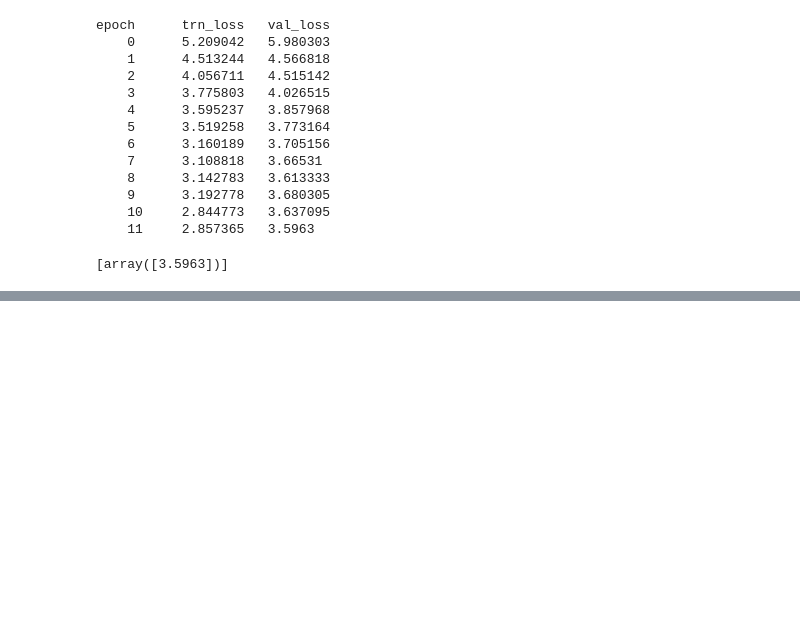
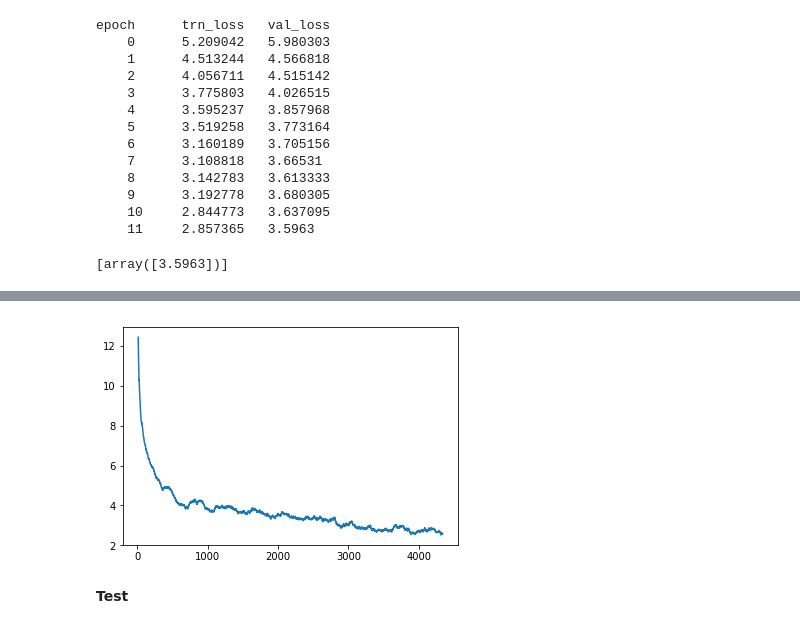
Before and after one commit to Sundragon1993/fastai, a Jupyter notebook: courses/dl2/translate.ipynb, the cells around one changed output, grey strips where cells are left out. Cells and saved outputs as stored; diff of their text form; code cells hidden in the pictures; blank space fills up the shorter version.

Commit message:
L11 translate notebook - bidirection seq2seq model

```diff
--- a/courses/dl2/translate.ipynb
+++ b/courses/dl2/translate.ipynb
@@ -590,0 +597,2 @@ epoch      trn_loss   val_loss
+# %%
+learn.load('initial')
@@ -590,0 +601,10 @@ epoch      trn_loss   val_loss
+# %%
+x, y = next(iter(val_dl))
+probs = learn.model(V(x))
+preds = to_np(probs.max(2)[1])
+
+for i in range(180, 190):
+    print(' '.join([ fr_itos[o] for o in x[:, i] if o != 1 ]))
+    print(' '.join([ en_itos[o] for o in y[:, i] if o != 1 ]))
+    print(' '.join([ en_itos[o] for o in preds[:, i] if o != 1 ]))
+    print()
@@ -590,0 +708,4 @@ epoch      trn_loss   val_loss
+# %%
+rnn = Seq2SeqRNN_Bidir(fr_vecd, fr_itos, dim_fr_vec, en_vecd, en_itos, dim_en_vec, nh, enlen_90)
+learn = RNN_Learner(md, SingleModel(to_gpu(rnn)), opt_fn=opt_fn)
+learn.crit = seq2seq_loss
@@ -590,0 +715,2 @@ epoch      trn_loss   val_loss
+# %%
+learn.fit(lr, 1, cycle_len=12, use_clr=(20, 10))
@@ -590,0 +733,4 @@ epoch      trn_loss   val_loss
+# %%
+learn.sched.plot_loss()
+# %% [output]
+[figure, added]
@@ -590,0 +741,2 @@ epoch      trn_loss   val_loss
+# %% [markdown]
+**Test**
```
Also changed, not shown: parts of 16 cells of this notebook.
